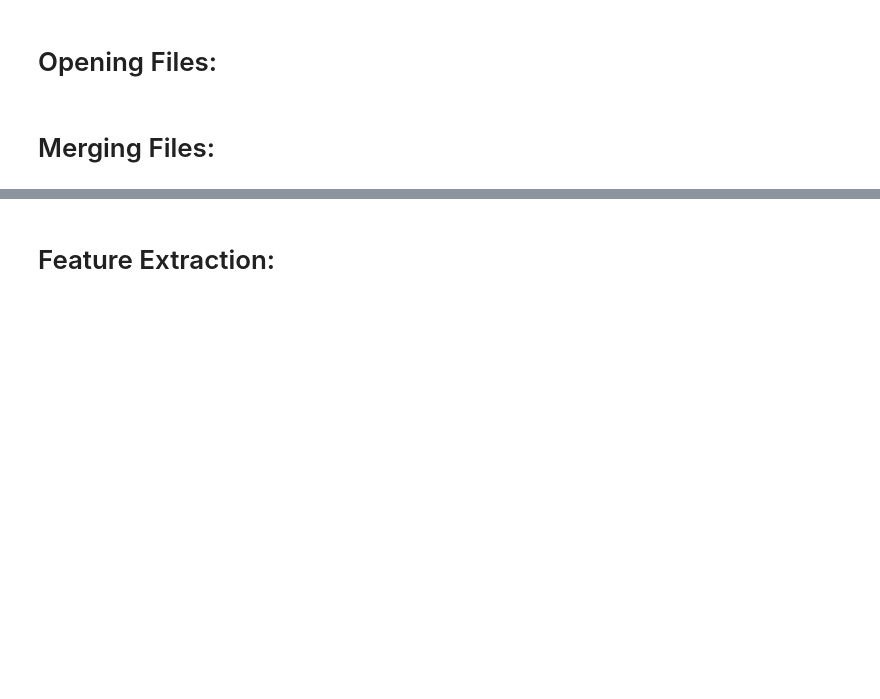
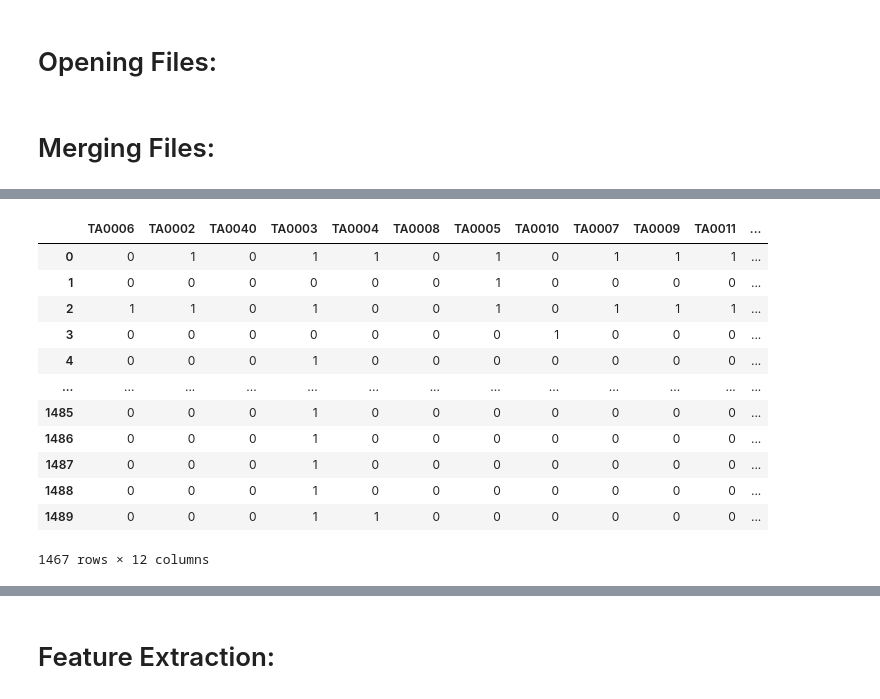
Before and after one commit to livia-glf/Automated-CTI-Analysis, a Jupyter notebook: Notebook/Tactics_ML_Model.ipynb, the cells around one changed output, grey strips where cells are left out. Saved outputs shown, nothing was run; the diff lists cells and outputs as text; code cells hidden in the pictures; blank space fills up the shorter version.

```diff
--- a/Notebook/Tactics_ML_Model.ipynb
+++ b/Notebook/Tactics_ML_Model.ipynb
@@ -51,6 +89,22 @@ Y_s = pd.DataFrame(Y_s, columns=mlb.classes_)
 # %%
 X_r = df_r['Text']
 Y_r = df_r[[col for col in df_r.columns if col.startswith('TA')]]
+# %%
+Y_r
+# %% [output]
+|  | TA0006 | TA0002 | TA0040 | TA0003 | TA0004 | TA0008 | TA0005 | TA0010 | TA0007 | TA0009 | TA0011 | ... |
+| 0 | 0 | 1 | 0 | 1 | 1 | 0 | 1 | 0 | 1 | 1 | 1 | ... |
+| 1 | 0 | 0 | 0 | 0 | 0 | 0 | 1 | 0 | 0 | 0 | 0 | ... |
+| 2 | 1 | 1 | 0 | 1 | 0 | 0 | 1 | 0 | 1 | 1 | 1 | ... |
+| 3 | 0 | 0 | 0 | 0 | 0 | 0 | 0 | 1 | 0 | 0 | 0 | ... |
+| 4 | 0 | 0 | 0 | 1 | 0 | 0 | 0 | 0 | 0 | 0 | 0 | ... |
+| ... | ... | ... | ... | ... | ... | ... | ... | ... | ... | ... | ... | ... |
+| 1485 | 0 | 0 | 0 | 1 | 0 | 0 | 0 | 0 | 0 | 0 | 0 | ... |
+| 1486 | 0 | 0 | 0 | 1 | 0 | 0 | 0 | 0 | 0 | 0 | 0 | ... |
+| 1487 | 0 | 0 | 0 | 1 | 0 | 0 | 0 | 0 | 0 | 0 | 0 | ... |
+| 1488 | 0 | 0 | 0 | 1 | 0 | 0 | 0 | 0 | 0 | 0 | 0 | ... |
+| 1489 | 0 | 0 | 0 | 1 | 1 | 0 | 0 | 0 | 0 | 0 | 0 | ... |
+1467 rows × 12 columns
 # %%
 Y1 = Y_s[Y_r.columns]
 Y_s = Y1[Y1.sum(axis=1)>0]
```
Also changed, not shown: parts of 48 cells of this notebook.
